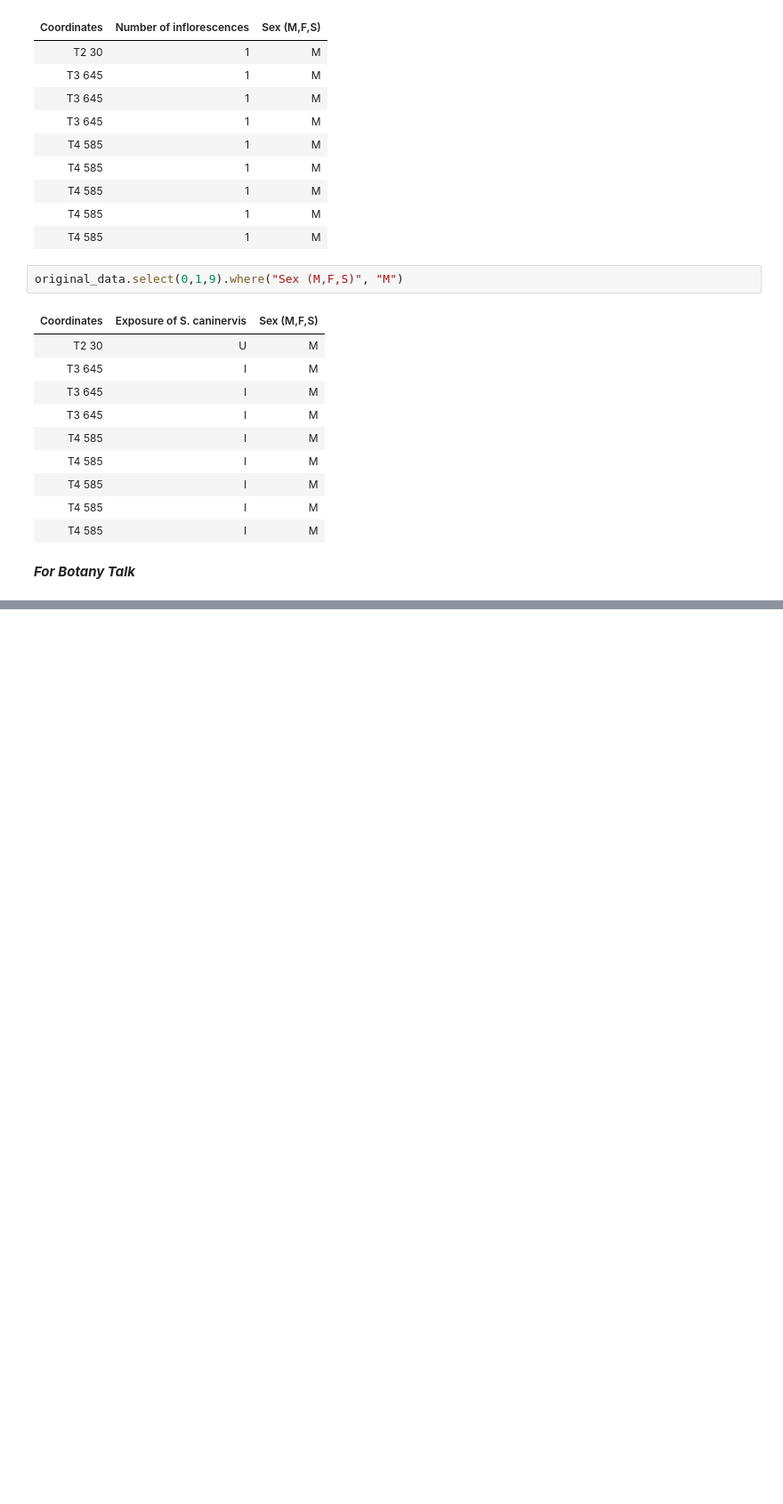
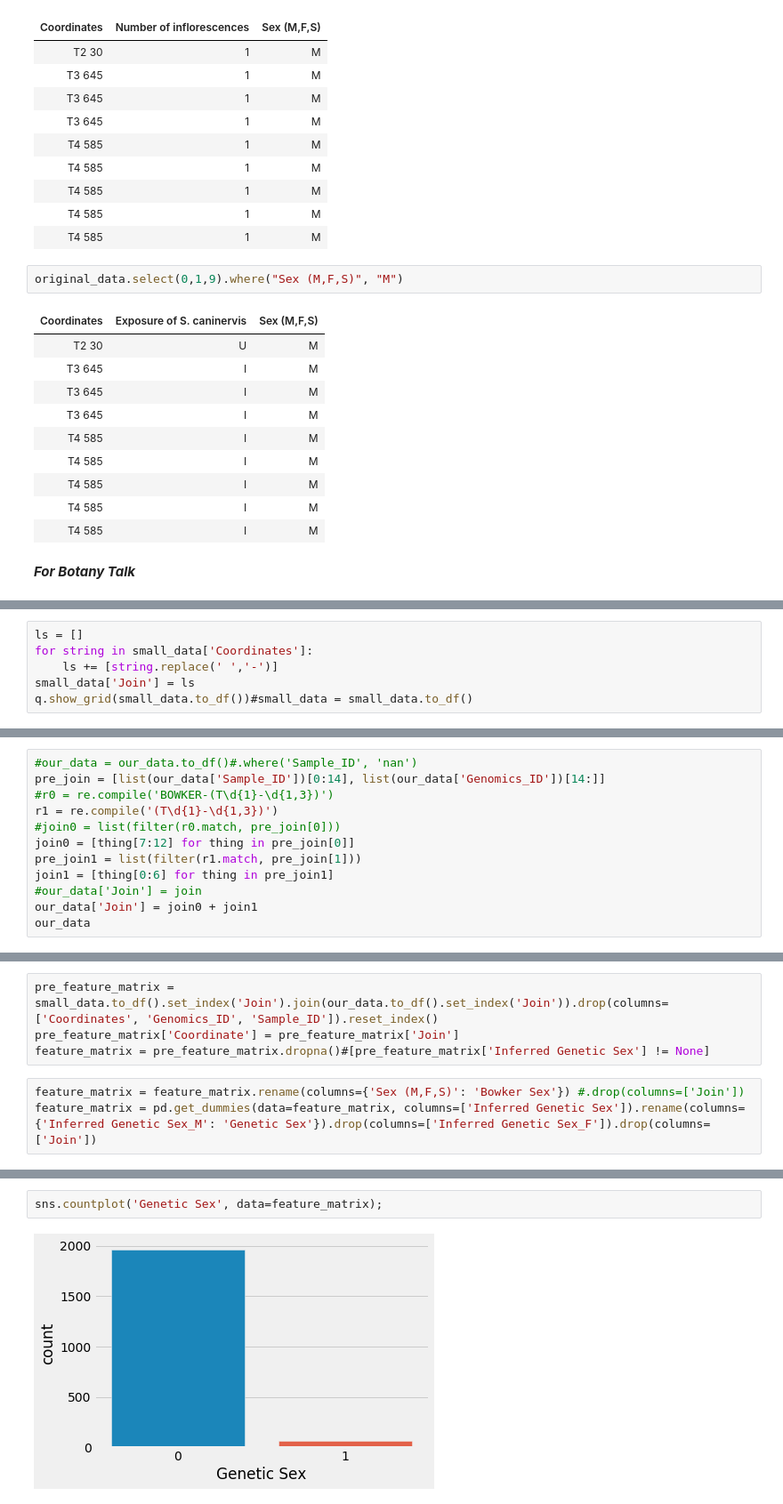
Before and after one commit to jzjomsky/URAP_Sex_Ratio, a Jupyter notebook: Bowker_Recreation.ipynb, the cells around one changed output, grey strips where cells are left out. Shown at 89% size. Cells and saved outputs as stored; diff of their text form; blank space fills up the shorter version.

```diff
--- a/Bowker_Recreation.ipynb
+++ b/Bowker_Recreation.ipynb
@@ -528,0 +877,6 @@ original_data.select(0,1,9).where("Sex (M,F,S)", "M")
+# %%
+ls = []
+for string in small_data['Coordinates']:
+    ls += [string.replace(' ','-')]
+small_data['Join'] = ls
+q.show_grid(small_data.to_df())#small_data = small_data.to_df()
@@ -528,0 +885,12 @@ original_data.select(0,1,9).where("Sex (M,F,S)", "M")
+# %%
+#our_data = our_data.to_df()#.where('Sample_ID', 'nan')
+pre_join = [list(our_data['Sample_ID'])[0:14], list(our_data['Genomics_ID'])[14:]]
+#r0 = re.compile('BOWKER-(T\d{1}-\d{1,3})')
+r1 = re.compile('(T\d{1}-\d{1,3})')
+#join0 = list(filter(r0.match, pre_join[0]))
+join0 = [thing[7:12] for thing in pre_join[0]]
+pre_join1 = list(filter(r1.match, pre_join[1]))
+join1 = [thing[0:6] for thing in pre_join1]
+#our_data['Join'] = join
+our_data['Join'] = join0 + join1
+our_data
@@ -528,0 +924,7 @@ original_data.select(0,1,9).where("Sex (M,F,S)", "M")
+# %%
+pre_feature_matrix = small_data.to_df().set_index('Join').join(our_data.to_df().set_index('Join')).drop(columns=['Coordinates', 'Genomics_ID', 'Sample_ID']).reset_index()
+pre_feature_matrix['Coordinate'] = pre_feature_matrix['Join']
+feature_matrix = pre_feature_matrix.dropna()#[pre_feature_matrix['Inferred Genetic Sex'] != None]
+# %%
+feature_matrix = feature_matrix.rename(columns={'Sex (M,F,S)': 'Bowker Sex'}) #.drop(columns=['Join'])
+feature_matrix = pd.get_dummies(data=feature_matrix, columns=['Inferred Genetic Sex']).rename(columns={'Inferred Genetic Sex_M': 'Genetic Sex'}).drop(columns=['Inferred Genetic Sex_F']).drop(columns=['Join'])
@@ -528,0 +940,4 @@ original_data.select(0,1,9).where("Sex (M,F,S)", "M")
+# %%
+sns.countplot('Genetic Sex', data=feature_matrix);
+# %% [output]
+[figure, added]
```
Also changed, not shown: parts of 49 cells of this notebook, 17 other files.
